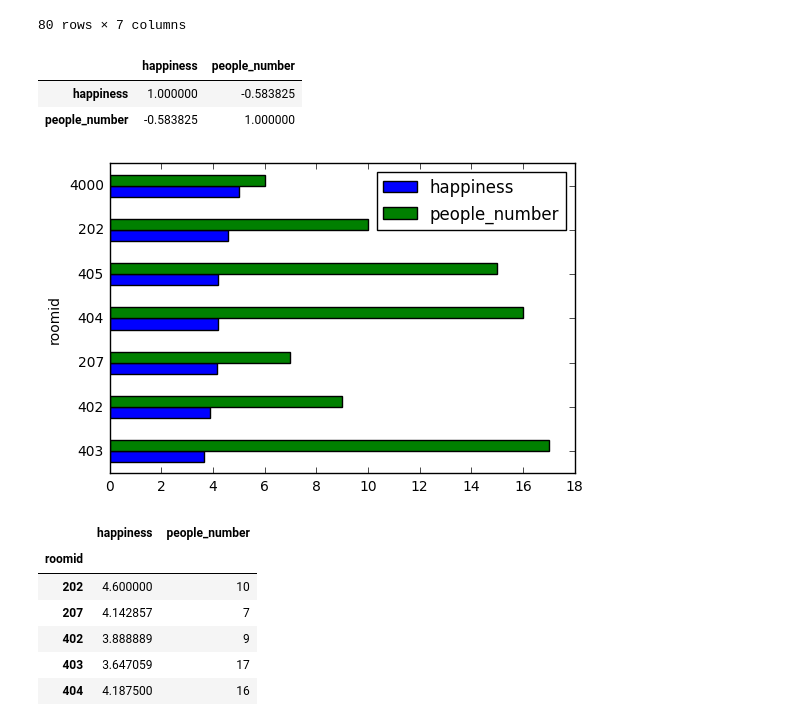
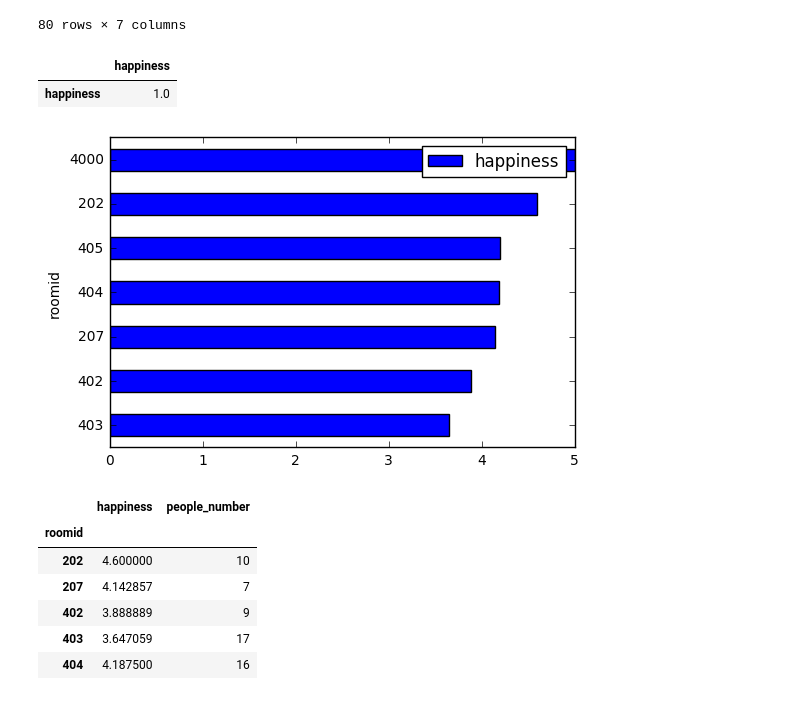
Before and after one commit to QQexe/officehealth, a Jupyter notebook: data/Untitled.ipynb, the cells around one changed output. Cells and saved outputs as stored; diff of their text form; code cells hidden in the pictures.

```diff
--- a/data/Untitled.ipynb
+++ b/data/Untitled.ipynb
@@ -4,7 +4,7 @@ import numpy as np
 import pandas as pd
 import matplotlib as plt
 # %%
-survey = pd.read_csv('participants_survey.csv', delimiter=";")
+survey = pd.read_csv('../participants_survey.csv', delimiter=";")
 survey = survey.drop('time_record',axis=1)
 # survey = survey.set_index('roomid')
 # %%
@@ -30,19 +30,20 @@ survey
 80 rows × 7 columns
 # %%
 happiness_room_avg = pd.DataFrame(survey.groupby('roomid').happiness.sum() / survey['roomid'].value_counts())
-happiness_room_avg['people_number'] = survey.groupby('roomid')['team'].count()
+# happiness_room_avg['people_number'] = survey.groupby('roomid')['team'].count()
 # happiness_room_avg.rename(['happiness','people_number'],inplace=True)
 # happiness_room_avg = happiness_room_avg.set_index('happiness')
-happiness_room_avg.columns = ['happiness','people_number']
+happiness_room_avg.columns = ['happiness']
+# happiness_room_avg.columns = ['happiness','people_number']
 happiness_room_avg = happiness_room_avg.set_index(survey.groupby('roomid')['team'].count().index)
 h = happiness_room_avg.sort_values(by='happiness')
 h.plot(kind="barh")
+
 h.corr()
 # %% [output]
-|  | happiness | people_number |
-| happiness | 1.000000 | -0.583825 |
-| people_number | -0.583825 | 1.000000 |
+|  | happiness |
+| happiness | 1.0 |
-[figure, old version]
+[figure, new version]
 # %%
 happiness_room_avg
 # %% [output]
```
Also changed, not shown: parts of 5 cells of this notebook, 7 other files.
